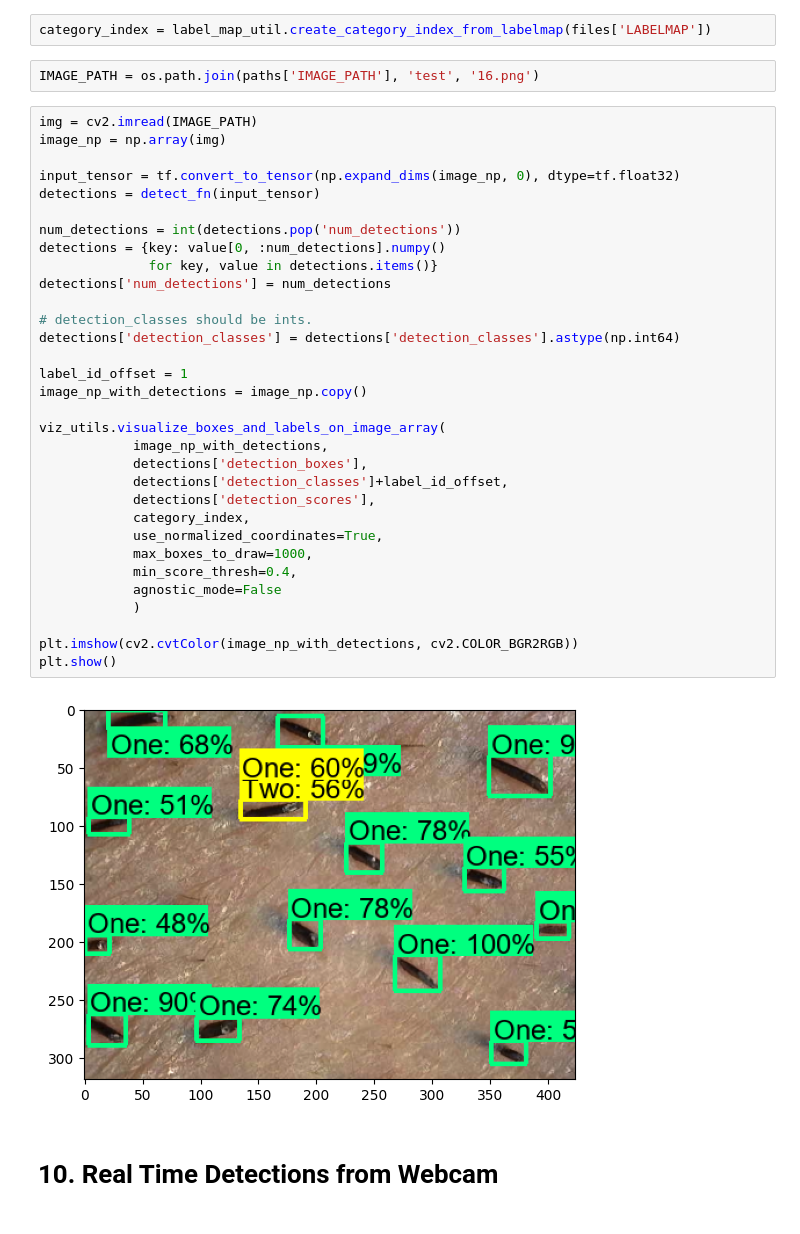
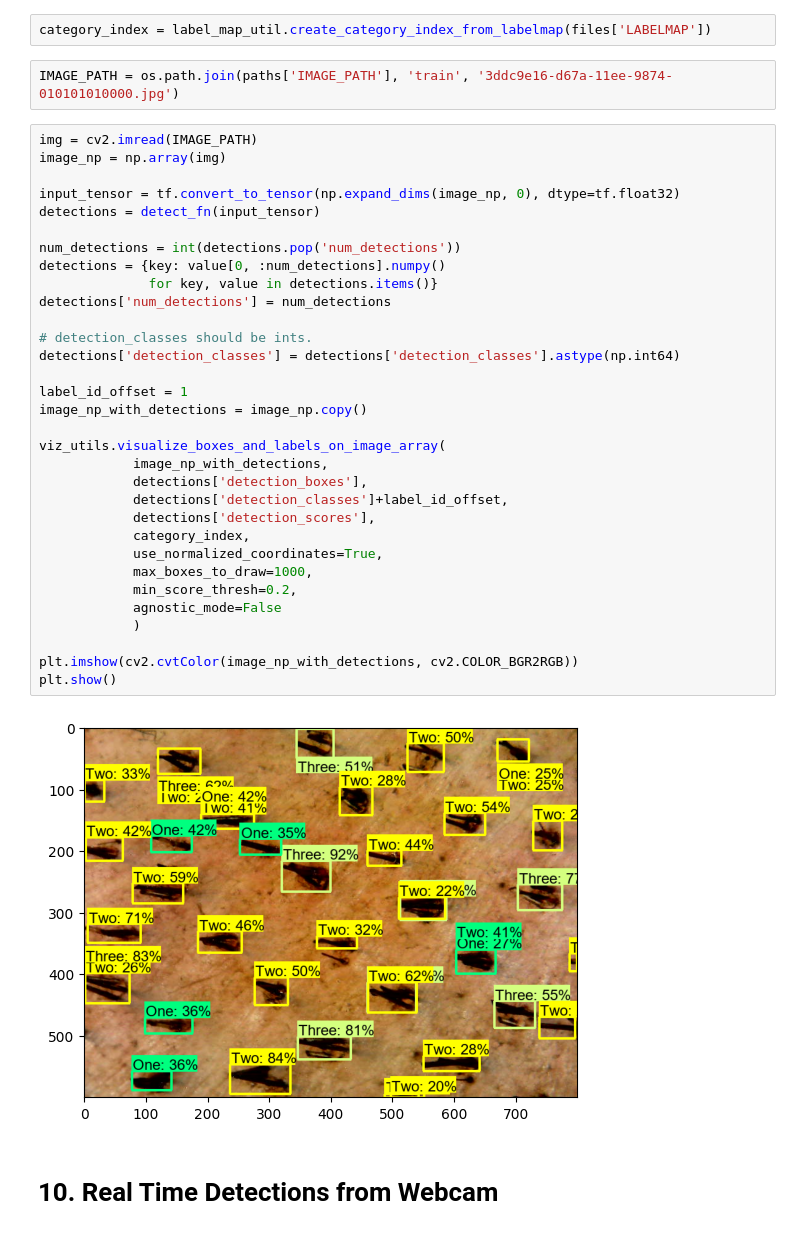
Before and after one commit to waizbart/object-detection, a Jupyter notebook: 2. Training and Detection.ipynb, the cells around one changed output. Drawn from its saved outputs; the diff is of its cells as text.

```diff
--- a/2. Training and Detection.ipynb
+++ b/2. Training and Detection.ipynb
@@ -282,41 +287,41 @@ from matplotlib import pyplot as plt
 # %%
 category_index = label_map_util.create_category_index_from_labelmap(files['LABELMAP'])
 # %%
-IMAGE_PATH = os.path.join(paths['IMAGE_PATH'], 'test', '16.png')
+IMAGE_PATH = os.path.join(paths['IMAGE_PATH'], 'train', '3ddc9e16-d67a-11ee-9874-010101010000.jpg')
 # %%
 img = cv2.imread(IMAGE_PATH)
 image_np = np.array(img)
 
 input_tensor = tf.convert_to_tensor(np.expand_dims(image_np, 0), dtype=tf.float32)
 detections = detect_fn(input_tensor)
 
 num_detections = int(detections.pop('num_detections'))
 detections = {key: value[0, :num_detections].numpy()
               for key, value in detections.items()}
 detections['num_detections'] = num_detections
 
 # detection_classes should be ints.
 detections['detection_classes'] = detections['detection_classes'].astype(np.int64)
 
 label_id_offset = 1
 image_np_with_detections = image_np.copy()
 
 viz_utils.visualize_boxes_and_labels_on_image_array(
             image_np_with_detections,
             detections['detection_boxes'],
             detections['detection_classes']+label_id_offset,
             detections['detection_scores'],
             category_index,
             use_normalized_coordinates=True,
             max_boxes_to_draw=1000,
-            min_score_thresh=0.4,
+            min_score_thresh=0.2,
             agnostic_mode=False
             )
 
 plt.imshow(cv2.cvtColor(image_np_with_detections, cv2.COLOR_BGR2RGB))
 plt.show()
 # %% [output]
-[figure, old version]
+[figure, new version]
 # %% [markdown]
 # 10. Real Time Detections from Webcam
 # %%
```
Also changed, not shown: parts of 2 cells of this notebook, 1 other file.
